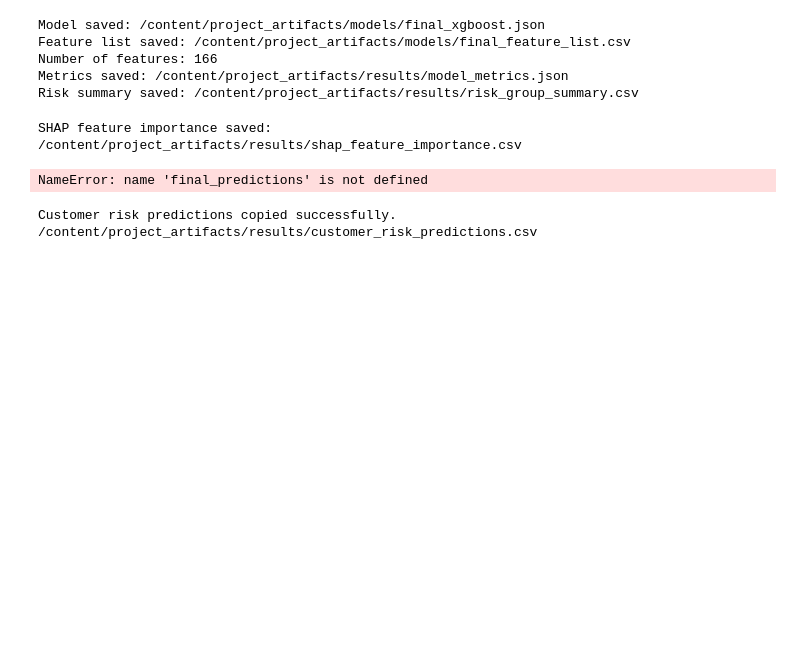
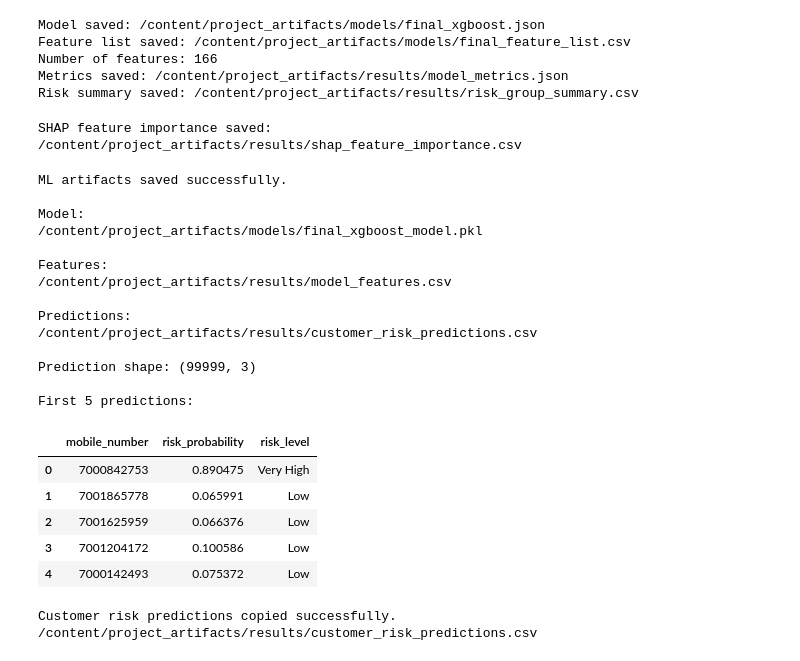
Before and after one commit to Henix285/telecom-churnprediction, a Jupyter notebook: notebooks/01_data_preprocessing.ipynb, the cells around one changed output. Saved outputs shown, nothing was run; the diff lists cells and outputs as text; code cells hidden in the pictures; blank space fills up the shorter version.

```diff
--- a/notebooks/01_data_preprocessing.ipynb
+++ b/notebooks/01_data_preprocessing.ipynb
@@ -3069,40 +3114,105 @@ SHAP feature importance saved:
 # SAVE FINAL ML ARTIFACTS
 # ============================================================
 
 import os
 import joblib
+import pandas as pd
 
+# Create required folders
 os.makedirs('/content/project_artifacts/models', exist_ok=True)
 os.makedirs('/content/project_artifacts/results', exist_ok=True)
 
+# ------------------------------------------------------------
 # 1. Save final trained XGBoost model
+# ------------------------------------------------------------
+
 joblib.dump(
     final_xgb,
     '/content/project_artifacts/models/final_xgboost_model.pkl'
 )
 
-# 2. Save feature names used by the model
-model_features = list(final_xgb.get_booster().feature_names)
+# ------------------------------------------------------------
+# 2. Save exact feature names used by the model
+# ------------------------------------------------------------
+
+model_features = list(
+    final_xgb.get_booster().feature_names
+)
 
 pd.DataFrame({
     'feature': model_features
 }).to_csv(
     '/content/project_artifacts/results/model_features.csv',
     index=False
 )
 
-# 3. Save customer risk predictions
+# ------------------------------------------------------------
+# 3. Create final customer risk predictions
+# ------------------------------------------------------------
+
+final_predictions = pd.DataFrame({
+    'risk_probability': final_probabilities
+})
+
+# If customer IDs are available, include them
+if 'mobile_number' in df.columns:
+    final_predictions.insert(
+        0,
+        'mobile_number',
+        df['mobile_number'].values
+    )
+
+# Add risk level
+final_predictions['risk_level'] = final_predictions[
+    'risk_probability'
+].apply(assign_risk)
+
+# Save predictions
 final_predictions.to_csv(
     '/content/project_artifacts/results/customer_risk_predictions.csv',
     index=False
 )
 
+# ------------------------------------------------------------
+# 4. Confirmation
+# ------------------------------------------------------------
+
 print("ML artifacts saved successfully.")
-print("\nModel:", '/content/project_artifacts/models/final_xgboost_model.pkl')
-print("Features:", '/content/project_artifacts/results/model_features.csv')
-print("Predictions:", '/content/project_artifacts/results/customer_risk_predictions.csv')
+
+print("\nModel:")
+print('/content/project_artifacts/models/final_xgboost_model.pkl')
+
+print("\nFeatures:")
+print('/content/project_artifacts/results/model_features.csv')
+
+print("\nPredictions:")
+print('/content/project_artifacts/results/customer_risk_predictions.csv')
+
+print("\nPrediction shape:", final_predictions.shape)
+
+print("\nFirst 5 predictions:")
+display(final_predictions.head())
 # %% [output]
-NameError: name 'final_predictions' is not defined
+ML artifacts saved successfully.
+
+Model:
+/content/project_artifacts/models/final_xgboost_model.pkl
+
+Features:
+/content/project_artifacts/results/model_features.csv
+
+Predictions:
+/content/project_artifacts/results/customer_risk_predictions.csv
+
+Prediction shape: (99999, 3)
+
+First 5 predictions:
+|  | mobile_number | risk_probability | risk_level |
+| 0 | 7000842753 | 0.890475 | Very High |
+| 1 | 7001865778 | 0.065991 | Low |
+| 2 | 7001625959 | 0.066376 | Low |
+| 3 | 7001204172 | 0.100586 | Low |
+| 4 | 7000142493 | 0.075372 | Low |
 # %%
 import shutil
 import os
```
Also changed, not shown: parts of 8 cells of this notebook.
